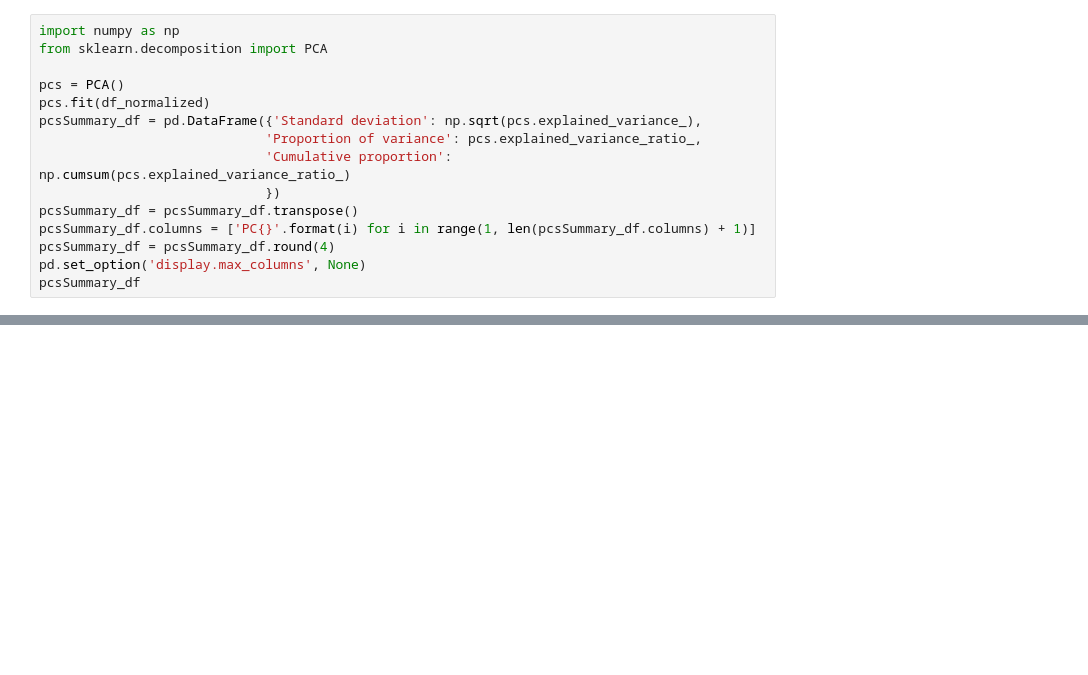
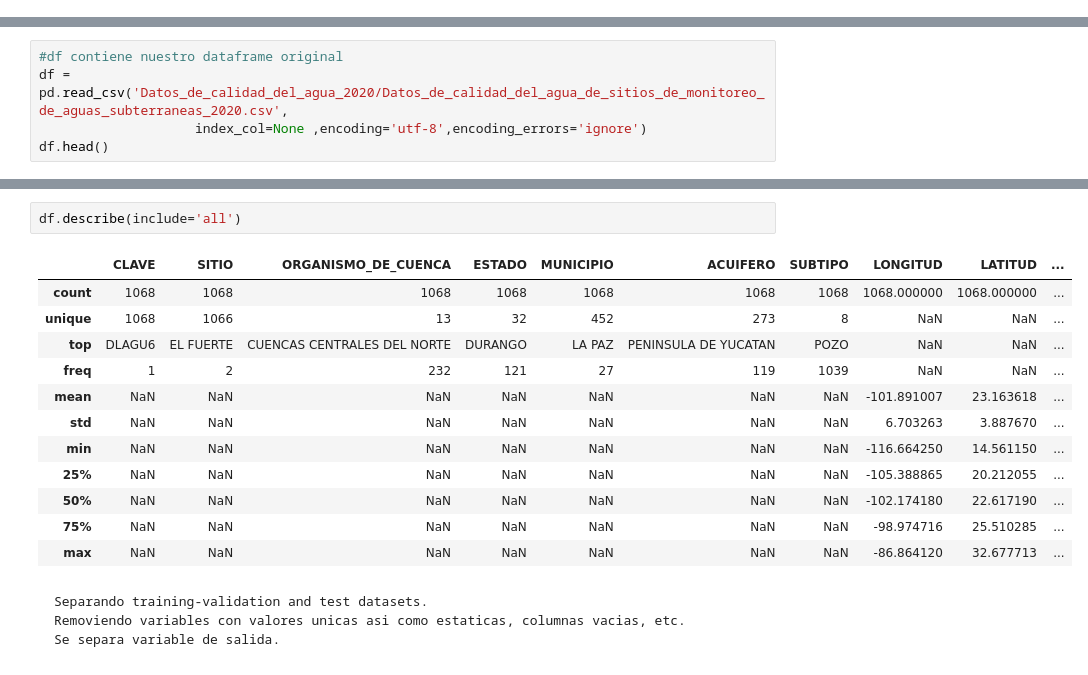
Before and after one commit to PosgradoMNA/actividades-del-projecto-equipo_167, a Jupyter notebook: semana 9/Limpieza, análisis, visualización y kmeans.ipynb, the cells around one changed output, grey strips where cells are left out. Drawn from its saved outputs; the diff is of its cells as text; blank space fills up the shorter version.

```diff
--- a/semana 9/Limpieza, análisis, visualización y kmeans.ipynb
+++ b/semana 9/Limpieza, análisis, visualización y kmeans.ipynb
@@ -261,15 +0,0 @@ For each clientID, the data include 21 numerical variables, and we are intereste
-# %%
-import numpy as np
-from sklearn.decomposition import PCA
-
-pcs = PCA()
-pcs.fit(df_normalized)
-pcsSummary_df = pd.DataFrame({'Standard deviation': np.sqrt(pcs.explained_variance_),
-                             'Proportion of variance': pcs.explained_variance_ratio_,
-                             'Cumulative proportion': np.cumsum(pcs.explained_variance_ratio_)
-                             })
-pcsSummary_df = pcsSummary_df.transpose()
-pcsSummary_df.columns = ['PC{}'.format(i) for i in range(1, len(pcsSummary_df.columns) + 1)]
-pcsSummary_df = pcsSummary_df.round(4)
-pd.set_option('display.max_columns', None)
-pcsSummary_df
@@ -427,0 +54,5 @@ De las variables originales, ¿Cuál tiene mayor y cuál tiene menor importancia
+# %%
+#df contiene nuestro dataframe original
+df = pd.read_csv('Datos_de_calidad_del_agua_2020/Datos_de_calidad_del_agua_de_sitios_de_monitoreo_de_aguas_subterraneas_2020.csv',
+                    index_col=None ,encoding='utf-8',encoding_errors='ignore')
+df.head()
@@ -427,0 +66,19 @@ De las variables originales, ¿Cuál tiene mayor y cuál tiene menor importancia
+# %%
+df.describe(include='all')
+# %% [output]
+|  | CLAVE | SITIO | ORGANISMO_DE_CUENCA | ESTADO | MUNICIPIO | ACUIFERO | SUBTIPO | LONGITUD | LATITUD | ... |
+| count | 1068 | 1068 | 1068 | 1068 | 1068 | 1068 | 1068 | 1068.000000 | 1068.000000 | ... |
+| unique | 1068 | 1066 | 13 | 32 | 452 | 273 | 8 | NaN | NaN | ... |
+| top | DLAGU6 | EL FUERTE | CUENCAS CENTRALES DEL NORTE | DURANGO | LA PAZ | PENINSULA DE YUCATAN | POZO | NaN | NaN | ... |
+| freq | 1 | 2 | 232 | 121 | 27 | 119 | 1039 | NaN | NaN | ... |
+| mean | NaN | NaN | NaN | NaN | NaN | NaN | NaN | -101.891007 | 23.163618 | ... |
+| std | NaN | NaN | NaN | NaN | NaN | NaN | NaN | 6.703263 | 3.887670 | ... |
+| min | NaN | NaN | NaN | NaN | NaN | NaN | NaN | -116.664250 | 14.561150 | ... |
+| 25% | NaN | NaN | NaN | NaN | NaN | NaN | NaN | -105.388865 | 20.212055 | ... |
+| 50% | NaN | NaN | NaN | NaN | NaN | NaN | NaN | -102.174180 | 22.617190 | ... |
+| 75% | NaN | NaN | NaN | NaN | NaN | NaN | NaN | -98.974716 | 25.510285 | ... |
+| max | NaN | NaN | NaN | NaN | NaN | NaN | NaN | -86.864120 | 32.677713 | ... |
+# %% [markdown]
+    Separando training-validation and test datasets.
+    Removiendo variables con valores unicas asi como estaticas, columnas vacias, etc.
+    Se separa variable de salida.
```
Also changed, not shown: parts of 59 cells of this notebook.
